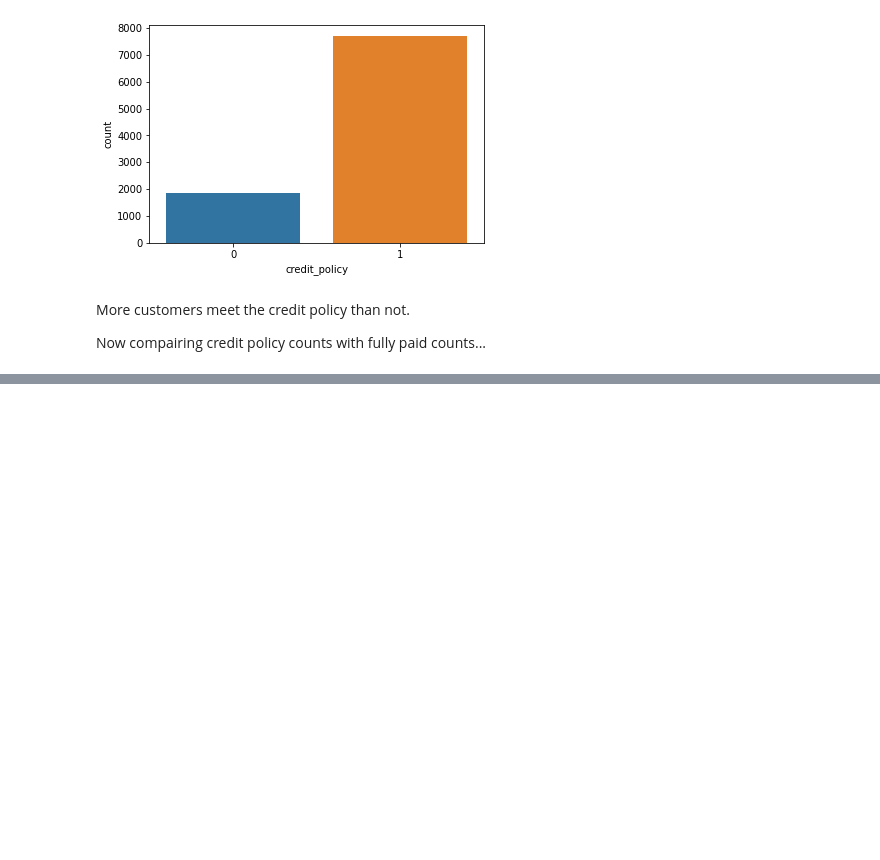
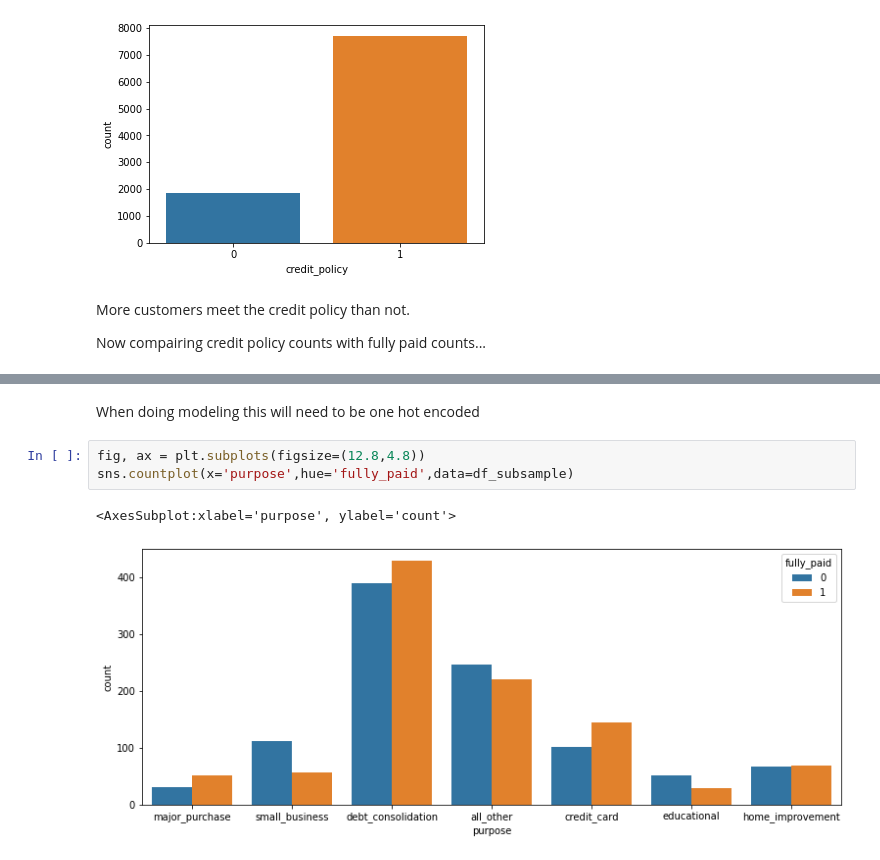
Before and after one commit to mathisme/ThinkfulSLCap, a Jupyter notebook: notebooks/EDA.ipynb, the cells around one changed output, grey strips where cells are left out. Saved outputs shown, nothing was run; the diff lists cells and outputs as text; blank space fills up the shorter version.

```diff
--- a/notebooks/EDA.ipynb
+++ b/notebooks/EDA.ipynb
@@ -118,0 +127,8 @@ sns.countplot(x = 'not_fully_paid', hue = 'credit_policy', data = df_subsample)
+# %% [markdown]
+When doing modeling this will need to be one hot encoded
+# %%
+fig, ax = plt.subplots(figsize=(12.8,4.8))
+sns.countplot(x='purpose',hue='fully_paid',data=df_subsample)
+# %% [output]
+<AxesSubplot:xlabel='purpose', ylabel='count'>
+[figure, added]
```
Also changed, not shown: parts of 26 cells of this notebook.
